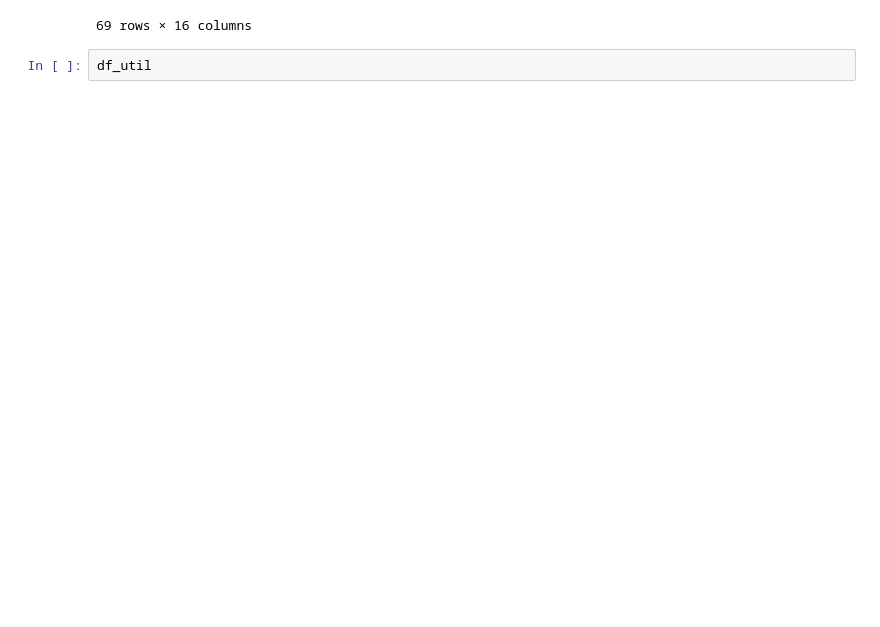
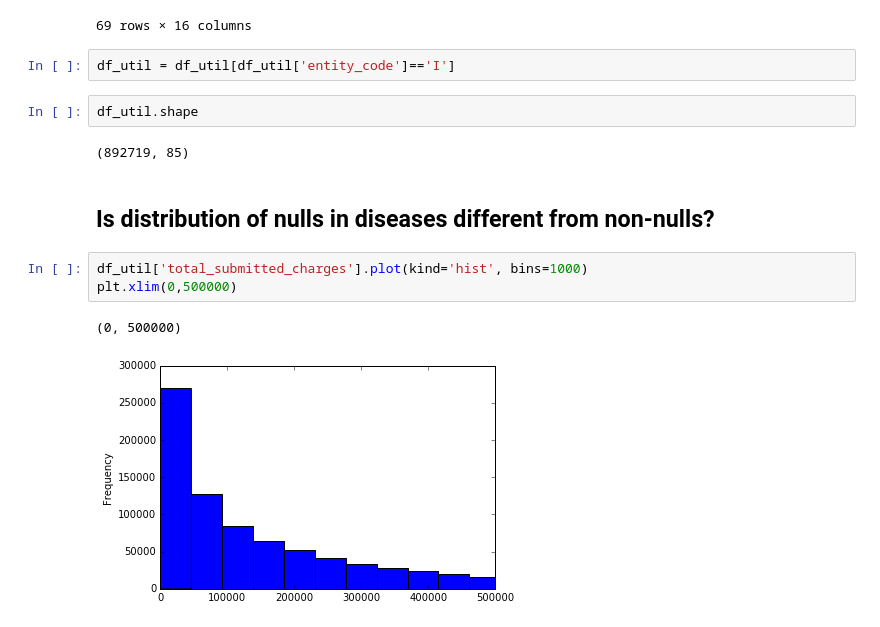
Before and after one commit to aurel1212/medicare-project, a Jupyter notebook: script/util_payments_agg_clean.ipynb, the cells around one changed output. Cells and saved outputs as stored; diff of their text form; blank space fills up the shorter version.

```diff
--- a/script/util_payments_agg_clean.ipynb
+++ b/script/util_payments_agg_clean.ipynb
@@ -953,5 +953,17 @@ df_util.groupby('entity_code').describe().T
 | total_medicare_payment_amt | 892719 | 8.389342e+04 | 1.945913e+05 | 0.000000e+00 | 1.117970e+04 | 3.396318e+04 | 9.004824e+04 | 2.804806e+07 | 57234 | 2.474910e+05 | 2.136373e+06 | ... |
 | total_submitted_charges | 892719 | 2.916383e+05 | 6.441993e+05 | 5.200000e+01 | 3.466835e+04 | 1.173329e+05 | 3.173130e+05 | 4.611415e+07 | 57234 | 9.858829e+05 | 8.706356e+06 | ... |
 69 rows × 16 columns
+# %%
+df_util = df_util[df_util['entity_code']=='I']
 # %%
-df_util
+df_util.shape
+# %% [output]
+(892719, 85)
+# %% [markdown]
+## Is distribution of nulls in diseases different from non-nulls?
+# %%
+df_util['total_submitted_charges'].plot(kind='hist', bins=1000)
+plt.xlim(0,500000)
+# %% [output]
+(0, 500000)
+[figure, added]
```
Also changed, not shown: parts of 5 cells of this notebook, 1 other file.
